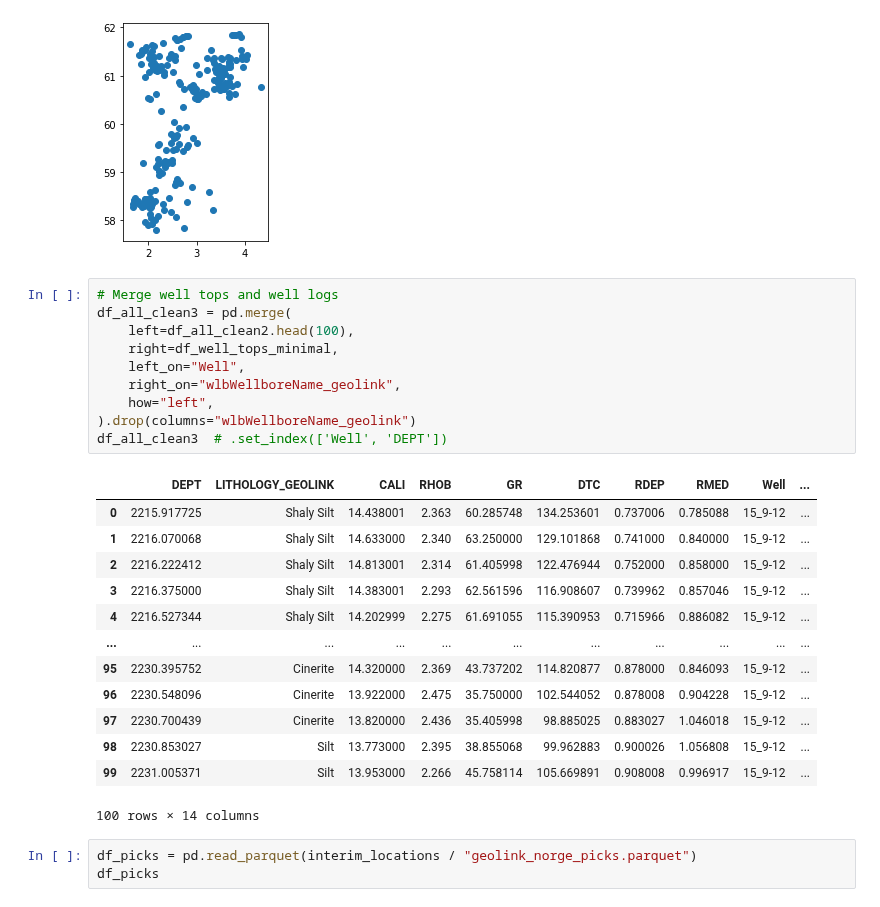
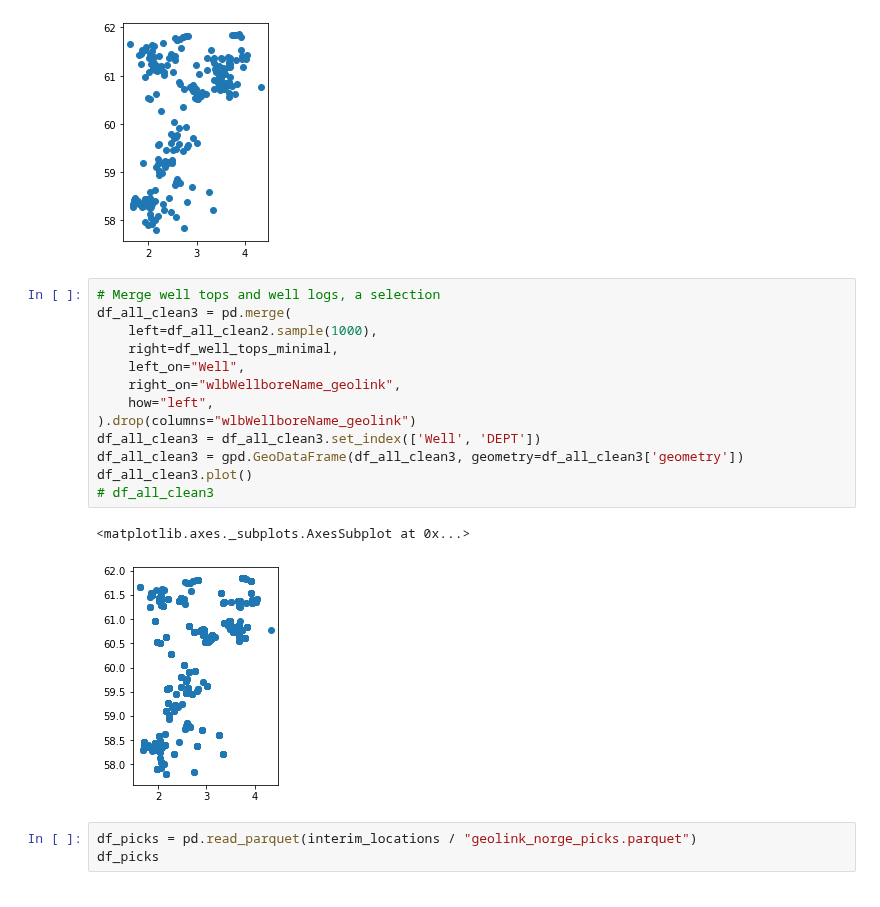
Before and after one commit to 3springs/deep_ml_curriculum, a Jupyter notebook: notebooks/00 Data prep/00-mc-prep_geolink_norge_dataset.ipynb, the cells around one changed output. Cells and saved outputs as stored; diff of their text form.

Commit message:
plot well

```diff
--- a/notebooks/00 Data prep/00-mc-prep_geolink_norge_dataset.ipynb
+++ b/notebooks/00 Data prep/00-mc-prep_geolink_norge_dataset.ipynb
@@ -280,29 +298,21 @@ df_well_tops.plot()
 <matplotlib.axes._subplots.AxesSubplot at 0x...>
 [figure]
 # %%
-# Merge well tops and well logs
+# Merge well tops and well logs, a selection
 df_all_clean3 = pd.merge(
-    left=df_all_clean2.head(100),
+    left=df_all_clean2.sample(1000),
     right=df_well_tops_minimal,
     left_on="Well",
     right_on="wlbWellboreName_geolink",
     how="left",
 ).drop(columns="wlbWellboreName_geolink")
-df_all_clean3  # .set_index(['Well', 'DEPT'])
+df_all_clean3 = df_all_clean3.set_index(['Well', 'DEPT'])
+df_all_clean3 = gpd.GeoDataFrame(df_all_clean3, geometry=df_all_clean3['geometry'])
+df_all_clean3.plot()
+# df_all_clean3
 # %% [output]
-|  | DEPT | LITHOLOGY_GEOLINK | CALI | RHOB | GR | DTC | RDEP | RMED | Well | ... |
-| 0 | 2215.917725 | Shaly Silt | 14.438001 | 2.363 | 60.285748 | 134.253601 | 0.737006 | 0.785088 | 15_9-12 | ... |
-| 1 | 2216.070068 | Shaly Silt | 14.633000 | 2.340 | 63.250000 | 129.101868 | 0.741000 | 0.840000 | 15_9-12 | ... |
-| 2 | 2216.222412 | Shaly Silt | 14.813001 | 2.314 | 61.405998 | 122.476944 | 0.752000 | 0.858000 | 15_9-12 | ... |
-| 3 | 2216.375000 | Shaly Silt | 14.383001 | 2.293 | 62.561596 | 116.908607 | 0.739962 | 0.857046 | 15_9-12 | ... |
-| 4 | 2216.527344 | Shaly Silt | 14.202999 | 2.275 | 61.691055 | 115.390953 | 0.715966 | 0.886082 | 15_9-12 | ... |
-| ... | ... | ... | ... | ... | ... | ... | ... | ... | ... | ... |
-| 95 | 2230.395752 | Cinerite | 14.320000 | 2.369 | 43.737202 | 114.820877 | 0.878000 | 0.846093 | 15_9-12 | ... |
-| 96 | 2230.548096 | Cinerite | 13.922000 | 2.475 | 35.750000 | 102.544052 | 0.878008 | 0.904228 | 15_9-12 | ... |
-| 97 | 2230.700439 | Cinerite | 13.820000 | 2.436 | 35.405998 | 98.885025 | 0.883027 | 1.046018 | 15_9-12 | ... |
-| 98 | 2230.853027 | Silt | 13.773000 | 2.395 | 38.855068 | 99.962883 | 0.900026 | 1.056808 | 15_9-12 | ... |
-| 99 | 2231.005371 | Silt | 13.953000 | 2.266 | 45.758114 | 105.669891 | 0.908008 | 0.996917 | 15_9-12 | ... |
-100 rows × 14 columns
+<matplotlib.axes._subplots.AxesSubplot at 0x...>
+[figure, added]
 # %%
 df_picks = pd.read_parquet(interim_locations / "geolink_norge_picks.parquet")
 df_picks
```
Also changed, not shown: parts of 9 cells of this notebook.
